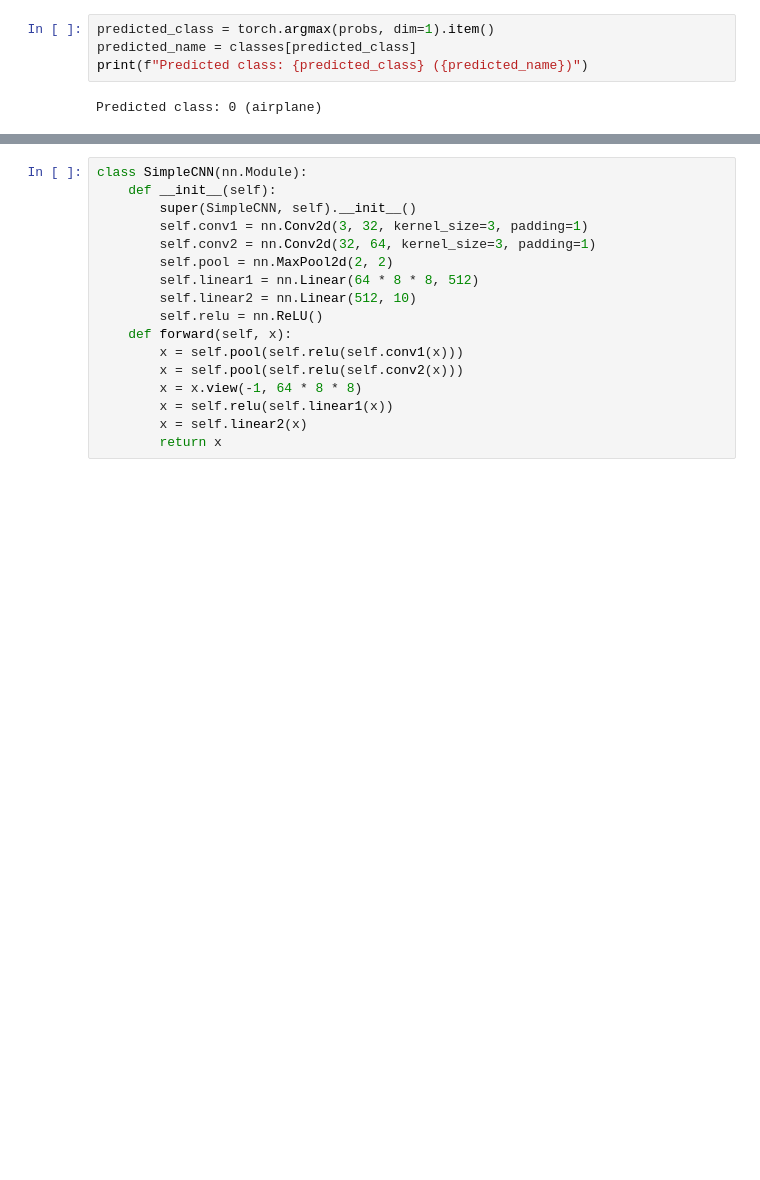
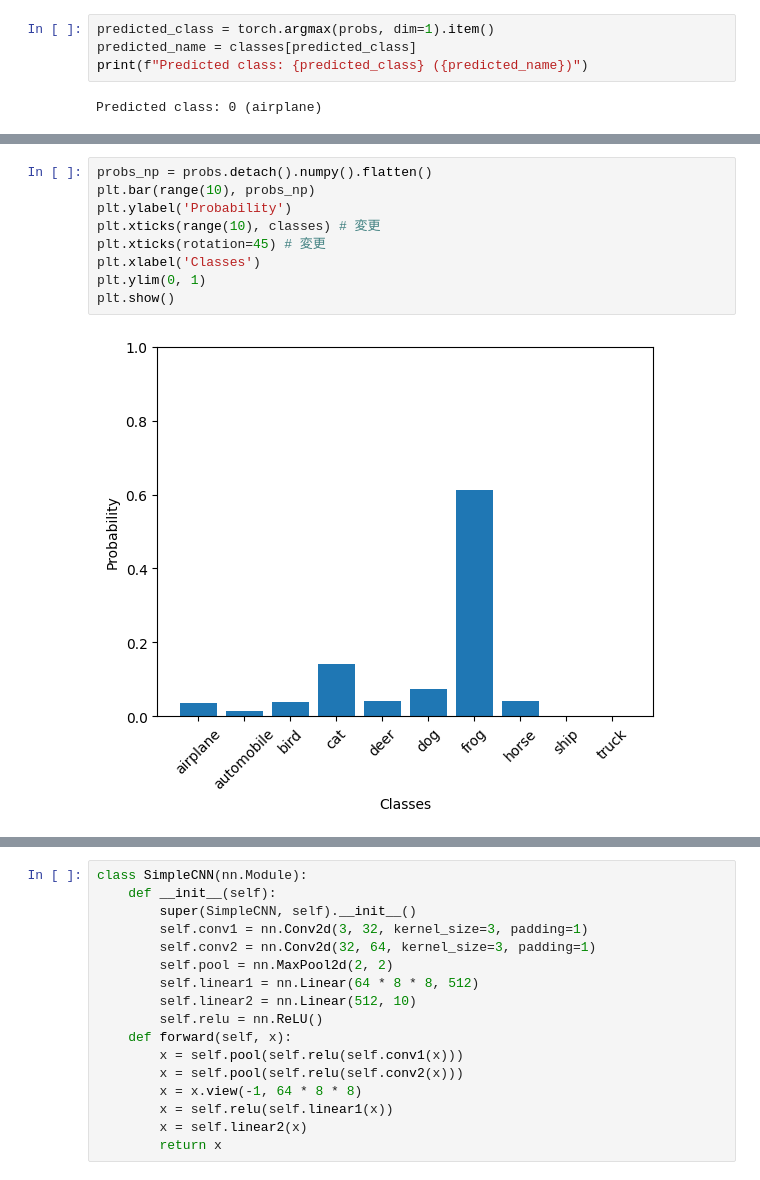
Before and after one commit to tyofushun5/adrobo_ai_and_programming_fundamentals_practice, a Jupyter notebook: practice/Lecture5/practice5.ipynb, the cells around one changed output, grey strips where cells are left out. Saved outputs shown, nothing was run; the diff lists cells and outputs as text; blank space fills up the shorter version.

```diff
--- a/practice/Lecture5/practice5.ipynb
+++ b/practice/Lecture5/practice5.ipynb
@@ -148,3 +145,14 @@ Epoch 5, Loss: 0.4140
+# %%
+probs_np = probs.detach().numpy().flatten()
+plt.bar(range(10), probs_np)
+plt.ylabel('Probability')
+plt.xticks(range(10), classes) # 変更
+plt.xticks(rotation=45) # 変更
+plt.xlabel('Classes')
+plt.ylim(0, 1)
+plt.show()
+# %% [output]
+[figure, added]
 # %%
 train_dataset = datasets.CIFAR10(root='./CIFAR10', train=True, download=True)
 model.eval()
```
Also changed, not shown: parts of 25 cells of this notebook, 1 other file.
